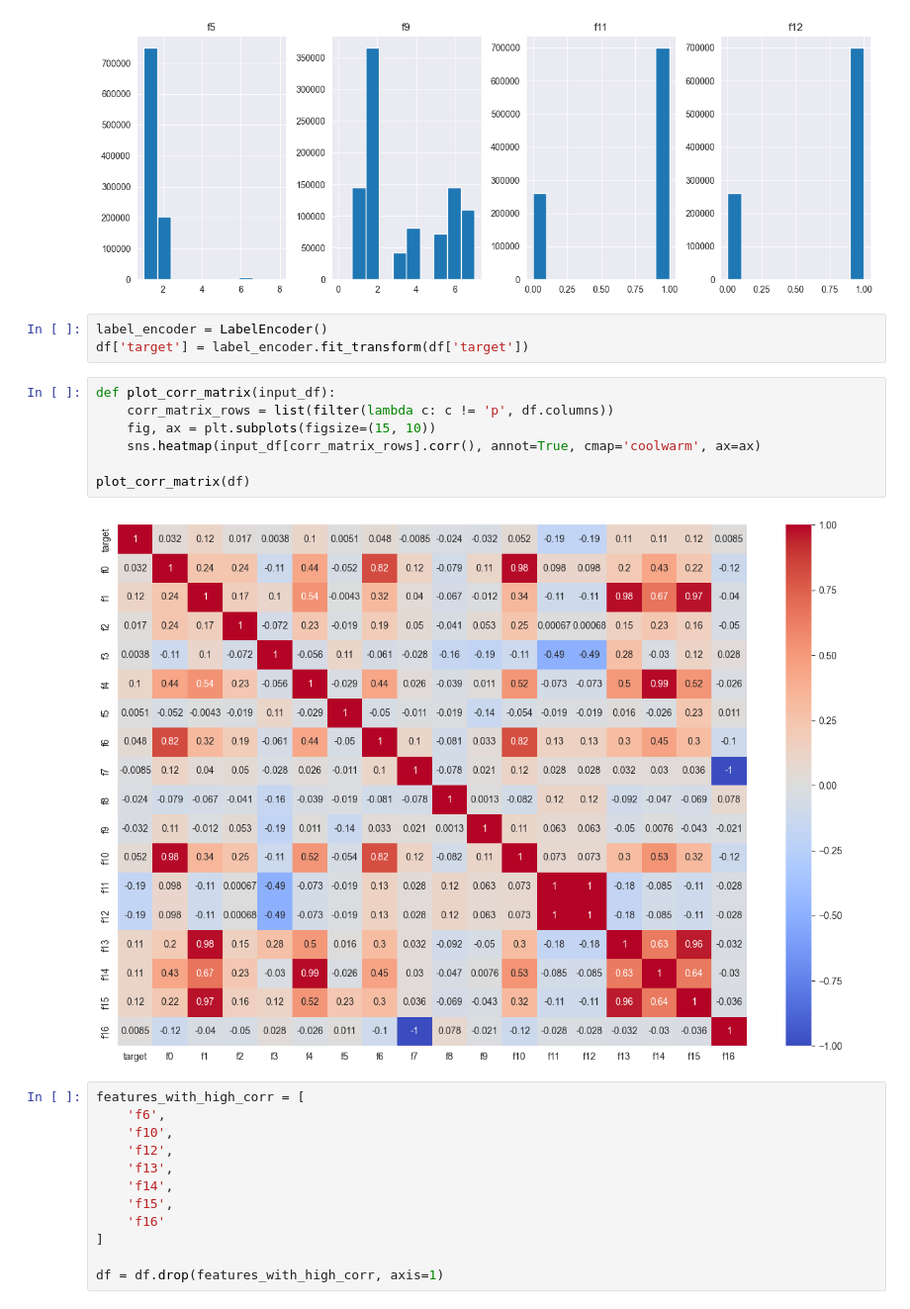
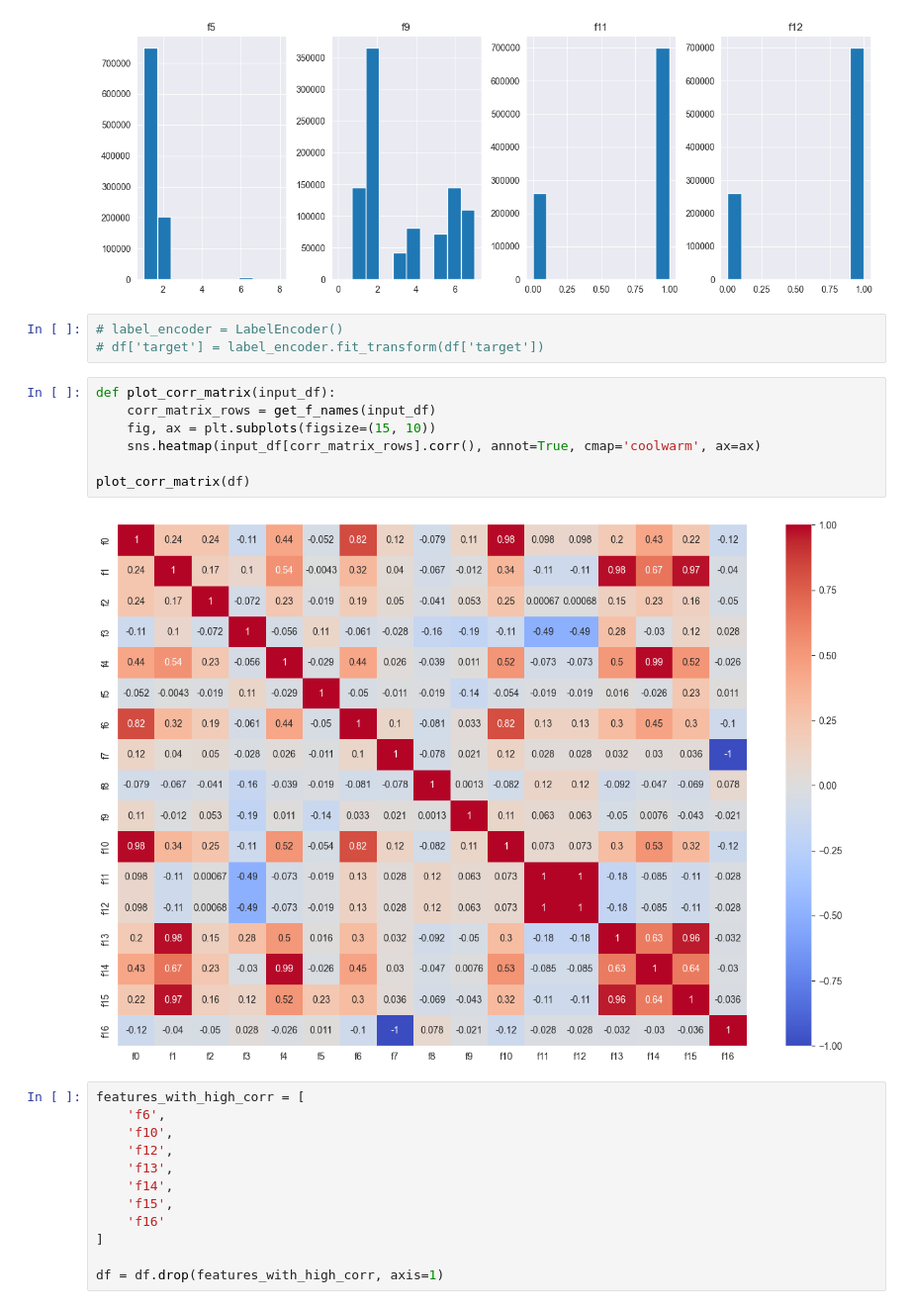
Before and after one commit to ram333n/machine-learning, a Jupyter notebook: lab.ipynb, the cells around one changed output. Shown at 99% size. Saved outputs shown, nothing was run; the diff lists cells and outputs as text.

```diff
--- a/lab.ipynb
+++ b/lab.ipynb
@@ -116,17 +128,17 @@ array([[<Axes: title={'center': 'f5'}>, <Axes: title={'center': 'f9'}>,
       dtype=object)
 [figure]
 # %%
-label_encoder = LabelEncoder()
-df['target'] = label_encoder.fit_transform(df['target'])
+# label_encoder = LabelEncoder()
+# df['target'] = label_encoder.fit_transform(df['target'])
 # %%
 def plot_corr_matrix(input_df):
-    corr_matrix_rows = list(filter(lambda c: c != 'p', df.columns))
+    corr_matrix_rows = get_f_names(input_df)
     fig, ax = plt.subplots(figsize=(15, 10))
     sns.heatmap(input_df[corr_matrix_rows].corr(), annot=True, cmap='coolwarm', ax=ax)
 
 plot_corr_matrix(df)
 # %% [output]
-[figure, old version]
+[figure, new version]
 # %%
 features_with_high_corr = [
     'f6',
```
Also changed, not shown: parts of 16 cells of this notebook.
